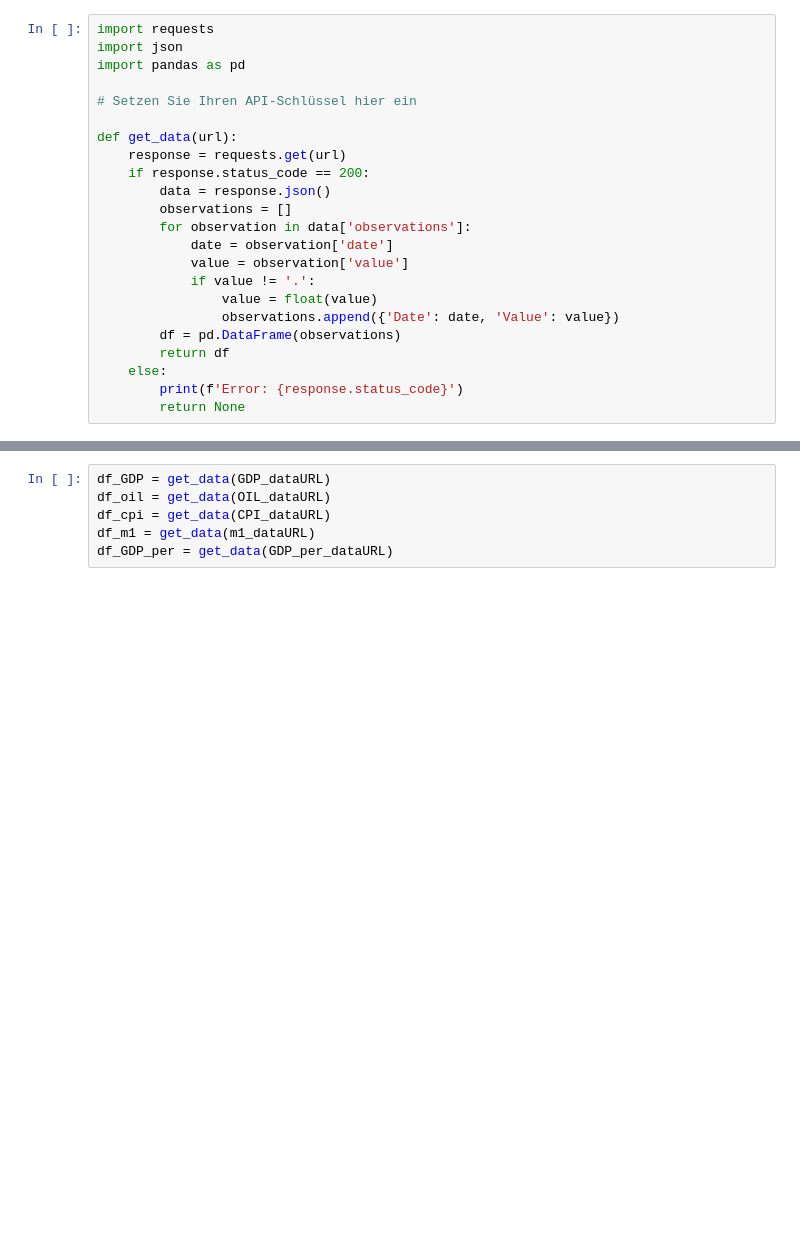
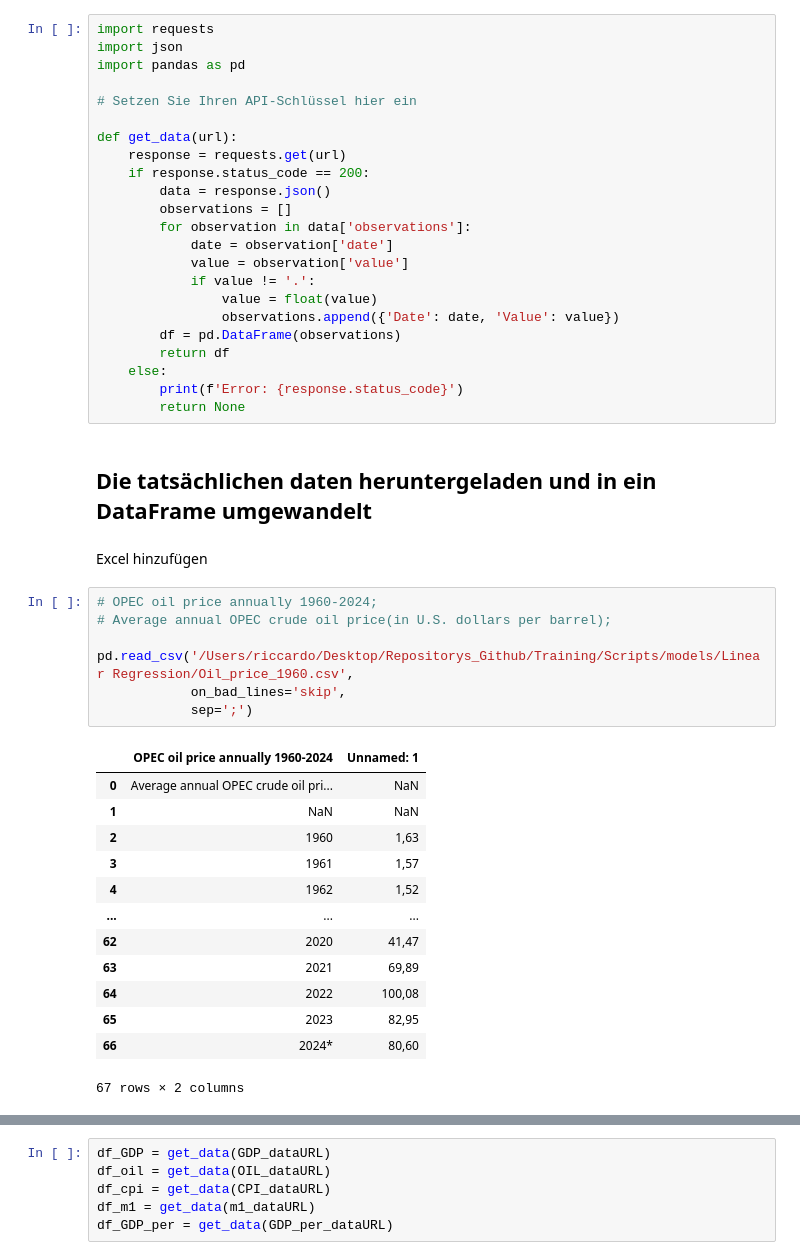
Before and after one commit to RiccardoDAndrea/Training, a Jupyter notebook: Scripts/models/Linear Regression/Linear_regression.ipynb, the cells around one changed output, grey strips where cells are left out. Drawn from its saved outputs; the diff is of its cells as text; blank space fills up the shorter version.

Commit message:
Hinzufügen von Ölpreisdaten von 1960 bis 2023

```diff
--- a/Scripts/models/Linear Regression/Linear_regression.ipynb
+++ b/Scripts/models/Linear Regression/Linear_regression.ipynb
@@ -55,3 +55,28 @@ def get_data(url):
     else:
         print(f'Error: {response.status_code}')
         return None
+# %% [markdown]
+## Die tatsächlichen daten heruntergeladen und in ein DataFrame umgewandelt
+# %% [markdown]
+Excel hinzufügen
+# %%
+# OPEC oil price annually 1960-2024;
+# Average annual OPEC crude oil price(in U.S. dollars per barrel);
+
+pd.read_csv('/Users/riccardo/Desktop/Repositorys_Github/Training/Scripts/models/Linear Regression/Oil_price_1960.csv',
+            on_bad_lines='skip',
+            sep=';')
+# %% [output]
+|  | OPEC oil price annually 1960-2024 | Unnamed: 1 |
+| 0 | Average annual OPEC crude oil pri... | NaN |
+| 1 | NaN | NaN |
+| 2 | 1960 | 1,63 |
+| 3 | 1961 | 1,57 |
+| 4 | 1962 | 1,52 |
+| ... | ... | ... |
+| 62 | 2020 | 41,47 |
+| 63 | 2021 | 69,89 |
+| 64 | 2022 | 100,08 |
+| 65 | 2023 | 82,95 |
+| 66 | 2024* | 80,60 |
+67 rows × 2 columns
```
Also changed, not shown: parts of 2 cells of this notebook, 1 other file.
